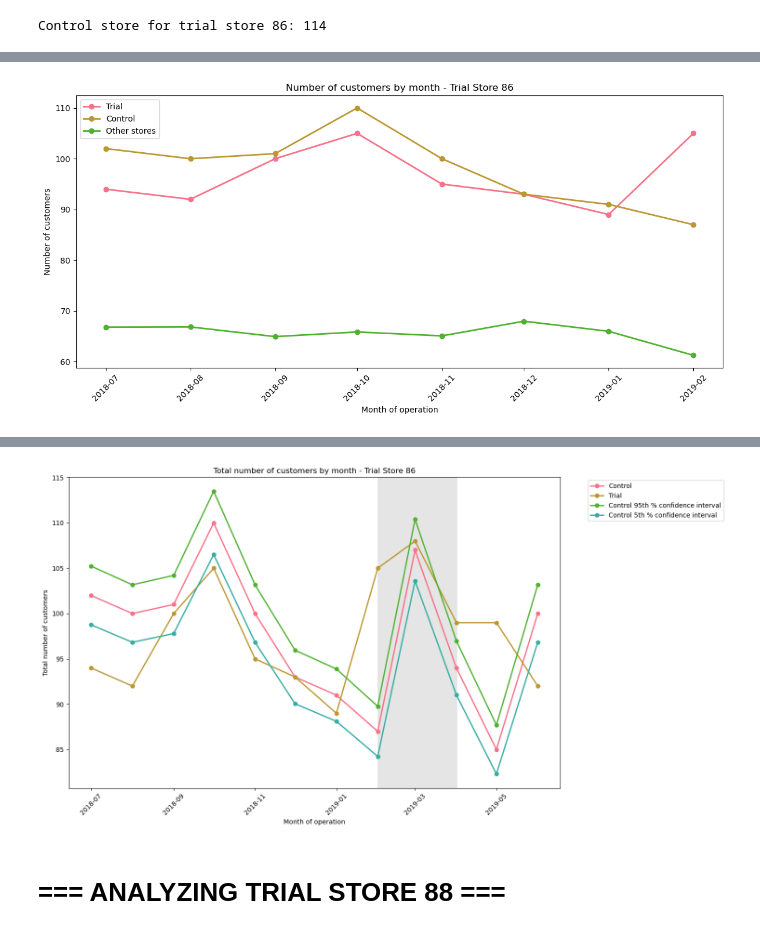
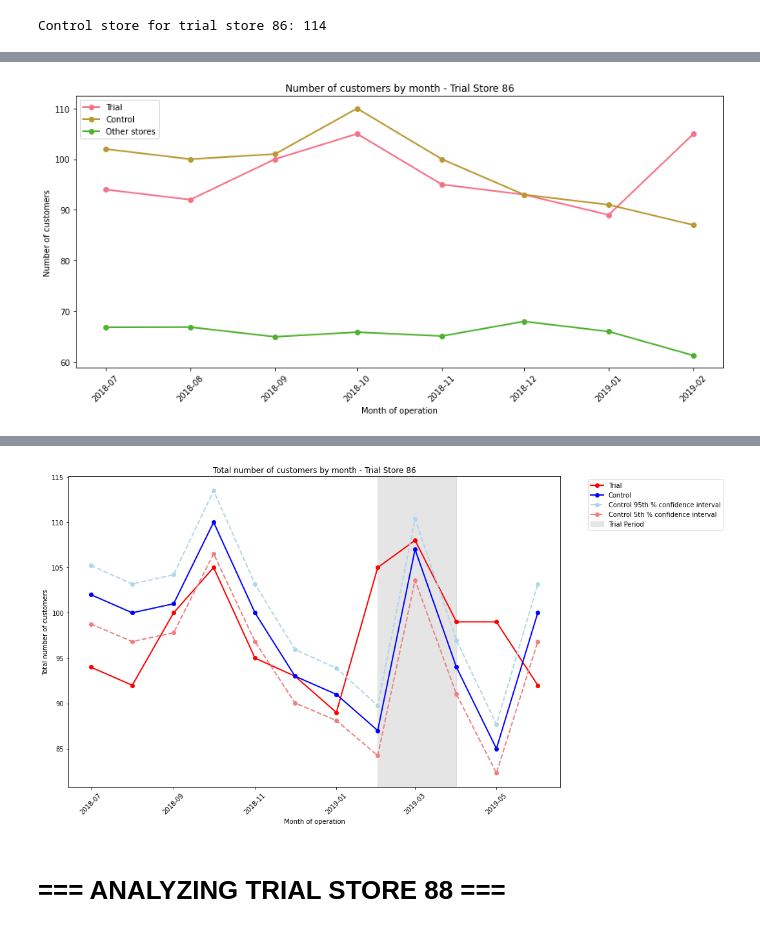
Before and after one commit to shaunzlim0123/Quantium-Trial-Store-Analysis, a Jupyter notebook: notebooks/store_analytics.ipynb, the cells around one changed output, grey strips where cells are left out. Saved outputs shown, nothing was run; the diff lists cells and outputs as text; code cells hidden in the pictures.

```diff
--- a/notebooks/store_analytics.ipynb
+++ b/notebooks/store_analytics.ipynb
@@ -13,7 +13,7 @@ plt.style.use('default')
 sns.set_palette("husl")
 # %%
 # Load required libraries and datasets
-data = pd.read_csv("QVI_data.csv")
+data = pd.read_csv("../data/QVI_data.csv")
 # %%
 # Select control stores
 # Add YEARMONTH column
@@ -425,7 +449,23 @@ Control store for trial store 86: 114
 # %%
 # Visual checks for store 86
 if control_store is not None:
-    # Sales trends
+    # CONSISTENT LEGEND SETUP (same as Store 77)
+    # Define consistent order and colors for all plots
+    store_type_order = ['Trial', 'Control', 'Control 95th % confidence interval', 'Control 5th % confidence interval']
+    store_type_colors = {
+        'Trial': 'red',
+        'Control': 'blue',
+        'Control 95th % confidence interval': 'lightblue',
+        'Control 5th % confidence interval': 'lightcoral'
+    }
+    store_type_styles = {
+        'Trial': '-',
+        'Control': '-',
+        'Control 95th % confidence interval': '--',
+        'Control 5th % confidence interval': '--'
+    }
+
+    # Sales trends (pre-trial only)
     measure_over_time_sales = measure_over_time.copy()
     measure_over_time_sales['Store_type'] = measure_over_time_sales['STORE_NBR'].apply(
         lambda x: 'Trial' if x == trial_store else ('Control' if x == control_store else 'Other stores')
@@ -450,7 +490,7 @@ if control_store is not None:
     plt.tight_layout()
     plt.show()
 
-    # Customer trends
+    # Customer trends (pre-trial only)
     measure_over_time_custs = measure_over_time.copy()
     measure_over_time_custs['Store_type'] = measure_over_time_custs['STORE_NBR'].apply(
         lambda x: 'Trial' if x == trial_store else ('Control' if x == control_store else 'Other stores')
@@ -503,7 +543,6 @@ if control_store is not None:
     )
 
     past_sales = measure_over_time_sales[measure_over_time_sales['Store_type'].isin(['Trial', 'Control'])].copy()
-    past_sales = past_sales.groupby(['YEARMONTH', 'Store_type'])['totSales'].mean().reset_index()
     past_sales['TransactionMonth'] = pd.to_datetime(past_sales['YEARMONTH'].astype(str), format='%Y%m')
 
     # Confidence intervals
@@ -517,24 +556,30 @@ if control_store is not None:
 
     trial_assessment = pd.concat([past_sales, past_sales_controls95, past_sales_controls5], ignore_index=True)
 
+    # Plot trial assessment - SALES (consistent format)
     plt.figure(figsize=(15, 8))
 
-    for i, store_type in enumerate(trial_assessment['Store_type'].unique()):
+    # Plot in consistent order with consistent styling
+    for store_type in store_type_order:
         data_subset = trial_assessment[trial_assessment['Store_type'] == store_type]
-        linestyle = '--' if 'confidence' in store_type else '-'
-        plt.plot(data_subset['TransactionMonth'], data_subset['totSales'],
-                label=store_type, marker='o', linewidth=2, linestyle=linestyle)
+        if len(data_subset) > 0:
+            plt.plot(data_subset['TransactionMonth'], data_subset['totSales'],
+                    label=store_type,
+                    marker='o',
+                    linewidth=2,
+                    color=store_type_colors[store_type],
+                    linestyle=store_type_styles[store_type])
 
     # Add trial period rectangle
     trial_data = trial_assessment[(trial_assessment['YEARMONTH'] < 201905) & (trial_assessment['YEARMONTH'] > 201901)]
     if len(trial_data) > 0:
         trial_start = trial_data['TransactionMonth'].min()
         trial_end = trial_data['TransactionMonth'].max()
-        plt.axvspan(trial_start, trial_end, alpha=0.2, color='gray')
+        plt.axvspan(trial_start, trial_end, alpha=0.2, color='gray', label='Trial Period')
 
     plt.xlabel('Month of operation')
     plt.ylabel('Total sales')
-    plt.title('Total sales by month - Trial Store 86')
+    plt.title(f'Total sales by month - Trial Store {trial_store}')
     plt.legend(bbox_to_anchor=(1.05, 1), loc='upper left')
     plt.xticks(rotation=45)
     plt.tight_layout()
@@ -549,18 +594,15 @@ if control_store is not None:
     measure_over_time_custs = measure_over_time.copy()
     scaled_control_customers = measure_over_time_custs[measure_over_time_custs['STORE_NBR'] == control_store].copy()
     scaled_control_customers['controlCustomers'] = scaled_control_customers['nCustomers'] * scaling_factor_customers
-    scaled_control_customers['Store_type'] = scaled_control_customers['STORE_NBR'].apply(
-        lambda x: 'Trial' if x == trial_store else ('Control' if x == control_store else 'Other stores')
-    )
 
     # Calculate percentage difference for customers
     trial_customers = measure_over_time[measure_over_time['STORE_NBR'] == trial_store][['YEARMONTH', 'nCustomers']]
     control_customers = scaled_control_customers[['YEARMONTH', 'controlCustomers']]
 
-    percentage_diff = pd.merge(control_customers, trial_customers, on='YEARMONTH')
-    percentage_diff['percentageDiff'] = abs(percentage_diff['controlCustomers'] - percentage_diff['nCustomers']) / percentage_diff['controlCustomers']
+    percentage_diff_custs = pd.merge(trial_customers, control_customers, on='YEARMONTH')
+    percentage_diff_custs['percentageDiff'] = abs(percentage_diff_custs['nCustomers'] - percentage_diff_custs['controlCustomers']) / percentage_diff_custs['controlCustomers']
 
-    std_dev = percentage_diff[percentage_diff['YEARMONTH'] < 201902]['percentageDiff'].std()
+    std_dev_custs = percentage_diff_custs[percentage_diff_custs['YEARMONTH'] < 201902]['percentageDiff'].std()
 
     # Visualization for customers
     measure_over_time_custs['Store_type'] = measure_over_time_custs['STORE_NBR'].apply(
@@ -568,38 +610,43 @@ if control_store is not None:
     )
 
     past_customers = measure_over_time_custs[measure_over_time_custs['Store_type'].isin(['Trial', 'Control'])].copy()
-    past_customers = past_customers.groupby(['YEARMONTH', 'Store_type'])['nCustomers'].mean().reset_index()
-    past_customers.columns = ['YEARMONTH', 'Store_type', 'nCusts']
     past_customers['TransactionMonth'] = pd.to_datetime(past_customers['YEARMONTH'].astype(str), format='%Y%m')
 
     # Confidence intervals for customers
     past_customers_controls95 = past_customers[past_customers['Store_type'] == 'Control'].copy()
-    past_customers_controls95['nCusts'] = past_customers_controls95['nCusts'] * (1 + std_dev * 2)
+    past_customers_controls95['nCustomers'] = past_customers_controls95['nCustomers'] * (1 + std_dev_custs * 2)
     past_customers_controls95['Store_type'] = 'Control 95th % confidence interval'
 
     past_customers_controls5 = past_customers[past_customers['Store_type'] == 'Control'].copy()
-    past_customers_controls5['nCusts'] = past_customers_controls5['nCusts'] * (1 - std_dev * 2)
+    past_customers_controls5['nCustomers'] = past_customers_controls5['nCustomers'] * (1 - std_dev_custs * 2)
     past_customers_controls5['Store_type'] = 'Control 5th % confidence interval'
 
-    trial_assessment = pd.concat([past_customers, past_customers_controls95, past_customers_controls5], ignore_index=True)
+    trial_assessment_custs = pd.concat([past_customers, past_customers_controls95, past_customers_controls5], ignore_index=True)
 
+    # Plot customer assessment - CUSTOMERS (using same consistent styling)
     plt.figure(figsize=(15, 8))
 
-    for i, store_type in enumerate(trial_assessment['Store_type'].unique()):
-        data_subset = trial_assessment[trial_assessment['Store_type'] == store_type]
-        plt.plot(data_subset['TransactionMonth'], data_subset['nCusts'],
-                label=store_type, marker='o', linewidth=2)
+    # Plot in same consistent order as sales plot
+    for store_type in store_type_order:
+        data_subset = trial_assessment_custs[trial_assessment_custs['Store_type'] == store_type]
+        if len(data_subset) > 0:
+            plt.plot(data_subset['TransactionMonth'], data_subset['nCustomers'],
+                    label=store_type,
+                    marker='o',
+                    linewidth=2,
+                    color=store_type_colors[store_type],
+                    linestyle=store_type_styles[store_type])
 
     # Add trial period rectangle
-    trial_data = trial_assessment[(trial_assessment['YEARMONTH'] < 201905) & (trial_assessment['YEARMONTH'] > 201901)]
-    if len(trial_data) > 0:
-        trial_start = trial_data['TransactionMonth'].min()
-        trial_end = trial_data['TransactionMonth'].max()
-        plt.axvspan(trial_start, trial_end, alpha=0.2, color='gray')
+    trial_data_custs = trial_assessment_custs[(trial_assessment_custs['YEARMONTH'] < 201905) & (trial_assessment_custs['YEARMONTH'] > 201901)]
+    if len(trial_data_custs) > 0:
+        trial_start = trial_data_custs['TransactionMonth'].min()
+        trial_end = trial_data_custs['TransactionMonth'].max()
+        plt.axvspan(trial_start, trial_end, alpha=0.2, color='gray', label='Trial Period')
 
     plt.xlabel('Month of operation')
     plt.ylabel('Total number of customers')
-    plt.title('Total number of customers by month - Trial Store 86')
+    plt.title(f'Total number of customers by month - Trial Store {trial_store}')
     plt.legend(bbox_to_anchor=(1.05, 1), loc='upper left')
     plt.xticks(rotation=45)
     plt.tight_layout()
@@ -611,4 +658,4 @@ if control_store is not None:
-[figure, old version]
+[figure, new version]
 # %% [markdown]
 # === ANALYZING TRIAL STORE 88 ===
 # %%
```
Also changed, not shown: parts of 4 cells of this notebook, 13 other files.
